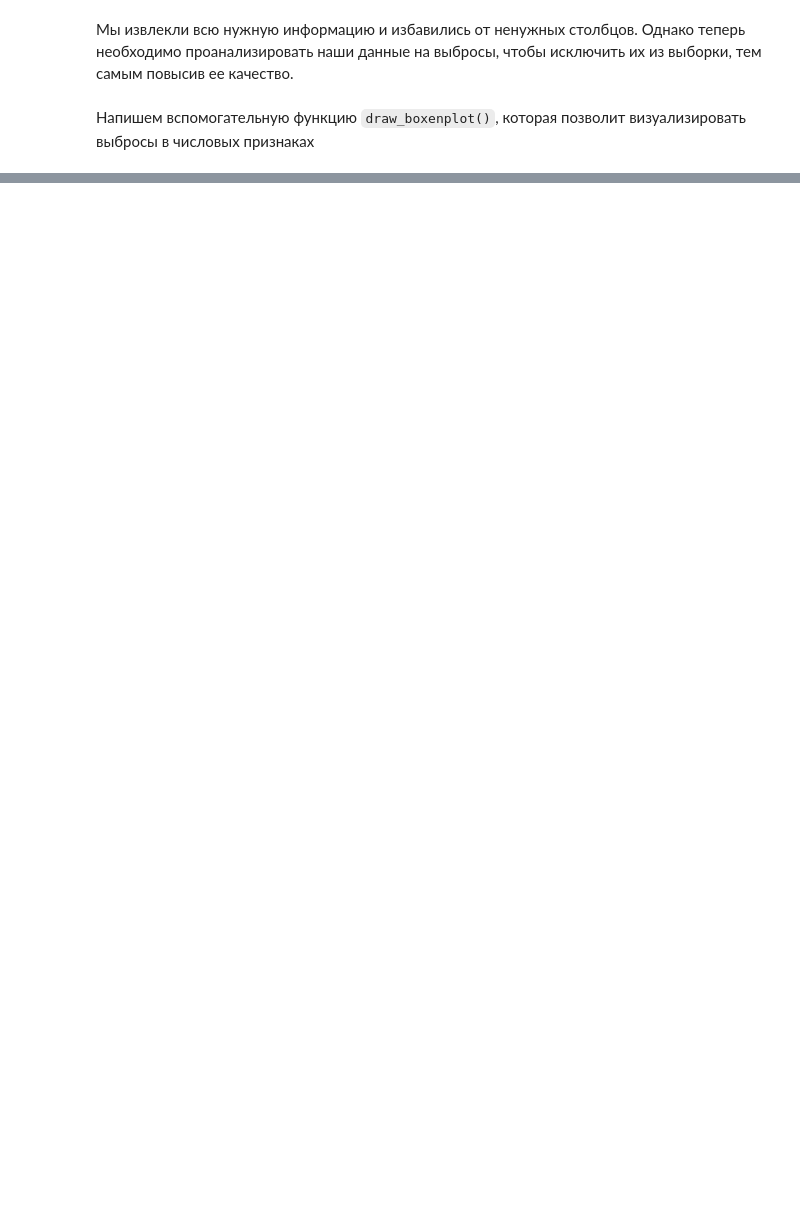
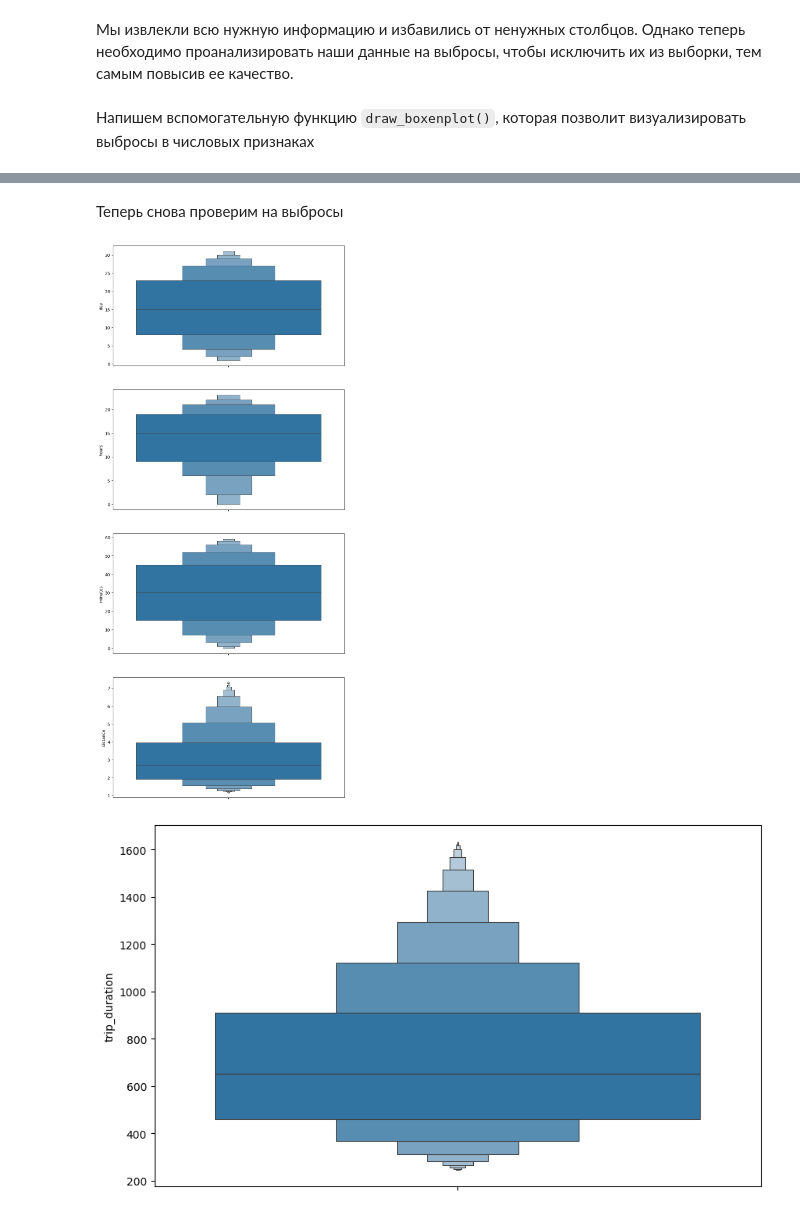
Before and after one commit to Demo13B/ML, a Jupyter notebook: LW2/Lab2.lean.ipynb, the cells around one changed output, grey strips where cells are left out. Saved outputs shown, nothing was run; the diff lists cells and outputs as text; code cells hidden in the pictures; blank space fills up the shorter version.

```diff
--- a/LW2/Lab2.lean.ipynb
+++ b/LW2/Lab2.lean.ipynb
@@ -270,0 +220,4 @@ Warning: No categorical columns found. Calling 'transform' will only return inpu
+# %%
+train_df1 = remove_outliers(train_df1, ['trip_duration', 'distance'])
+
+train_df1
@@ -270,0 +256,8 @@ Warning: No categorical columns found. Calling 'transform' will only return inpu
+# %% [markdown]
+Теперь снова проверим на выбросы
+# %%
+draw_boxenplot(train_df1, numeric_features)
+draw_boxenplot(train_df1, ['trip_duration'])
+# %% [output]
+[figure, added]
+[figure, added]
```
Also changed, not shown: parts of 59 cells of this notebook.
